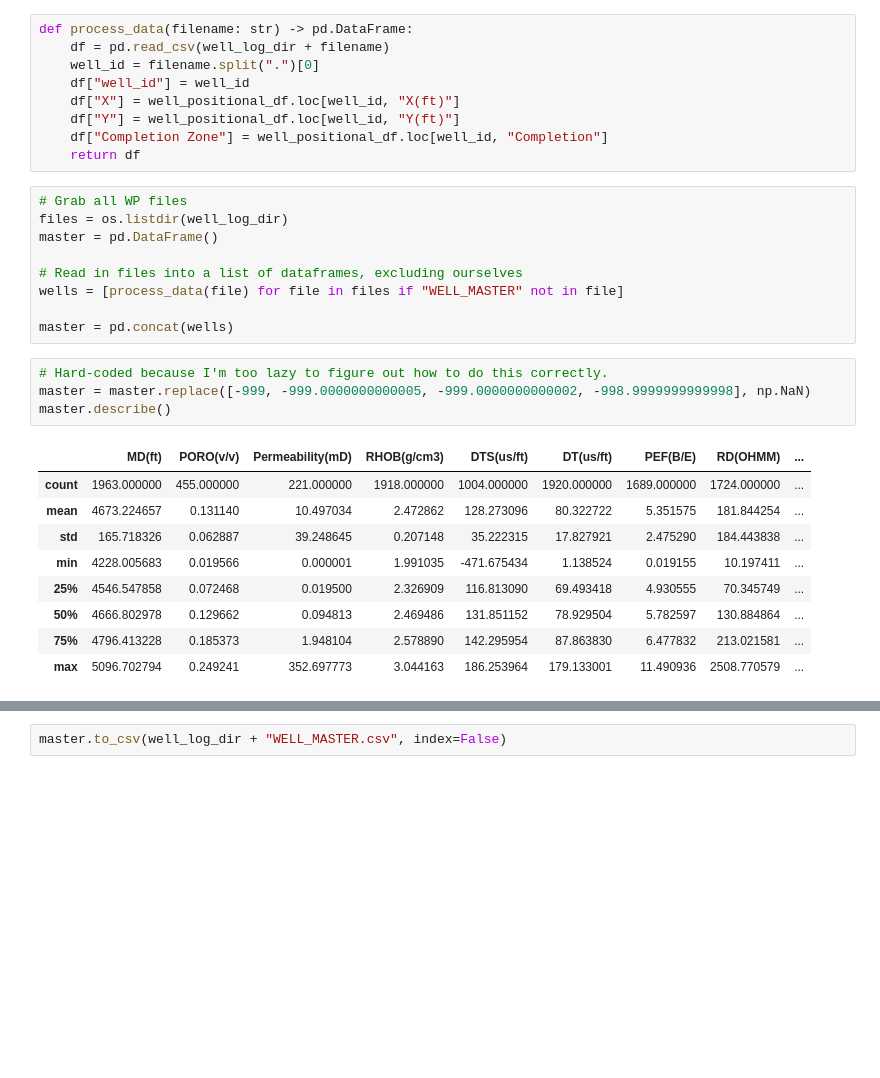
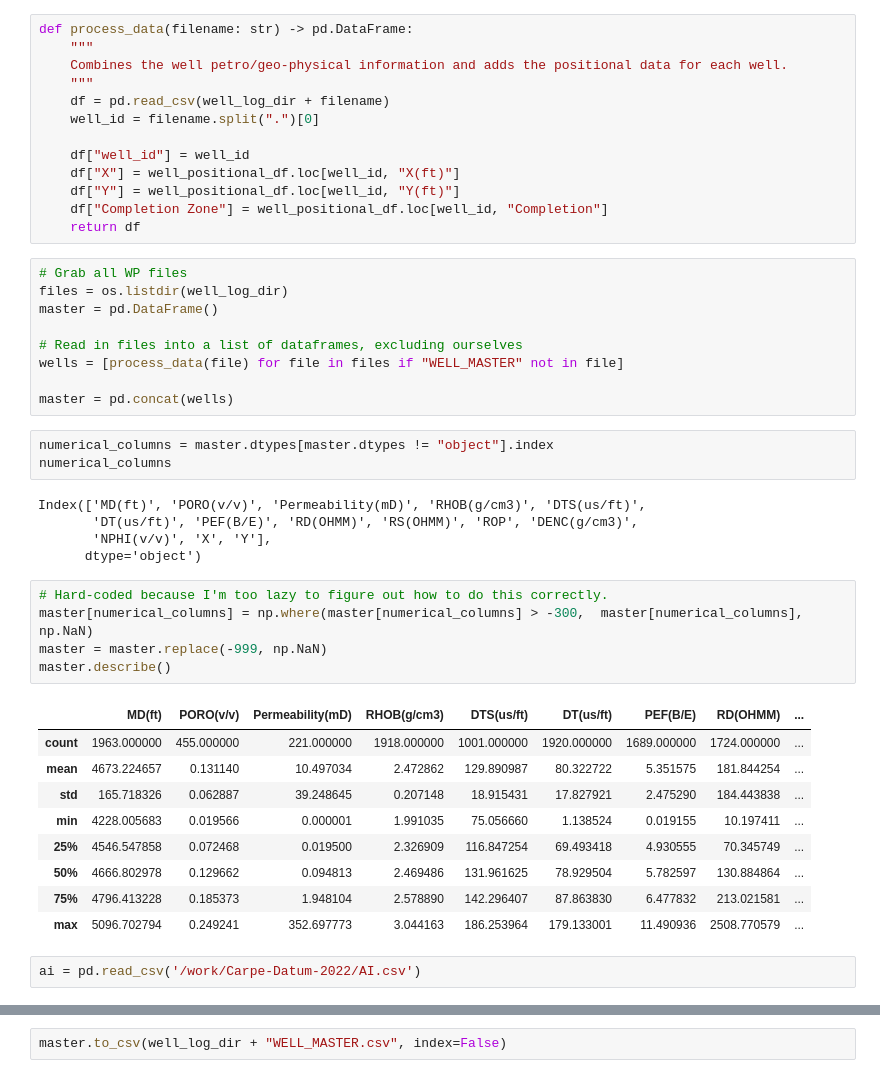
Before and after one commit to PGEHackathon/Carpe-Datum-2022, a Jupyter notebook: EDA_notebooks/Irvin_EDA.ipynb, the cells around one changed output, grey strips where cells are left out. Drawn from its saved outputs; the diff is of its cells as text; blank space fills up the shorter version.

```diff
--- a/EDA_notebooks/Irvin_EDA.ipynb
+++ b/EDA_notebooks/Irvin_EDA.ipynb
@@ -22,8 +22,12 @@ well_log_dir = r"/work/Carpe-Datum-2022/Well_Log/"
 well_positional_df = pd.read_csv("/work/Carpe-Datum-2022/Well_Head_and_Completion.csv").set_index("WELL")
 # %%
 def process_data(filename: str) -> pd.DataFrame:
+    """
+    Combines the well petro/geo-physical information and adds the positional data for each well.
+    """
     df = pd.read_csv(well_log_dir + filename)
     well_id = filename.split(".")[0]
+
     df["well_id"] = well_id
     df["X"] = well_positional_df.loc[well_id, "X(ft)"]
     df["Y"] = well_positional_df.loc[well_id, "Y(ft)"]
@@ -38,17 +42,28 @@ master = pd.DataFrame()
 wells = [process_data(file) for file in files if "WELL_MASTER" not in file]
 
 master = pd.concat(wells)
+# %%
+numerical_columns = master.dtypes[master.dtypes != "object"].index
+numerical_columns
+# %% [output]
+Index(['MD(ft)', 'PORO(v/v)', 'Permeability(mD)', 'RHOB(g/cm3)', 'DTS(us/ft)',
+       'DT(us/ft)', 'PEF(B/E)', 'RD(OHMM)', 'RS(OHMM)', 'ROP', 'DENC(g/cm3)',
+       'NPHI(v/v)', 'X', 'Y'],
+      dtype='object')
 # %%
 # Hard-coded because I'm too lazy to figure out how to do this correctly.
-master = master.replace([-999, -999.0000000000005, -999.0000000000002, -998.9999999999998], np.NaN)
+master[numerical_columns] = np.where(master[numerical_columns] > -300,  master[numerical_columns], np.NaN)
+master = master.replace(-999, np.NaN)
 master.describe()
 # %% [output]
 |  | MD(ft) | PORO(v/v) | Permeability(mD) | RHOB(g/cm3) | DTS(us/ft) | DT(us/ft) | PEF(B/E) | RD(OHMM) | ... |
-| count | 1963.000000 | 455.000000 | 221.000000 | 1918.000000 | 1004.000000 | 1920.000000 | 1689.000000 | 1724.000000 | ... |
-| mean | 4673.224657 | 0.131140 | 10.497034 | 2.472862 | 128.273096 | 80.322722 | 5.351575 | 181.844254 | ... |
-| std | 165.718326 | 0.062887 | 39.248645 | 0.207148 | 35.222315 | 17.827921 | 2.475290 | 184.443838 | ... |
-| min | 4228.005683 | 0.019566 | 0.000001 | 1.991035 | -471.675434 | 1.138524 | 0.019155 | 10.197411 | ... |
-| 25% | 4546.547858 | 0.072468 | 0.019500 | 2.326909 | 116.813090 | 69.493418 | 4.930555 | 70.345749 | ... |
-| 50% | 4666.802978 | 0.129662 | 0.094813 | 2.469486 | 131.851152 | 78.929504 | 5.782597 | 130.884864 | ... |
-| 75% | 4796.413228 | 0.185373 | 1.948104 | 2.578890 | 142.295954 | 87.863830 | 6.477832 | 213.021581 | ... |
+| count | 1963.000000 | 455.000000 | 221.000000 | 1918.000000 | 1001.000000 | 1920.000000 | 1689.000000 | 1724.000000 | ... |
+| mean | 4673.224657 | 0.131140 | 10.497034 | 2.472862 | 129.890987 | 80.322722 | 5.351575 | 181.844254 | ... |
+| std | 165.718326 | 0.062887 | 39.248645 | 0.207148 | 18.915431 | 17.827921 | 2.475290 | 184.443838 | ... |
+| min | 4228.005683 | 0.019566 | 0.000001 | 1.991035 | 75.056660 | 1.138524 | 0.019155 | 10.197411 | ... |
+| 25% | 4546.547858 | 0.072468 | 0.019500 | 2.326909 | 116.847254 | 69.493418 | 4.930555 | 70.345749 | ... |
+| 50% | 4666.802978 | 0.129662 | 0.094813 | 2.469486 | 131.961625 | 78.929504 | 5.782597 | 130.884864 | ... |
+| 75% | 4796.413228 | 0.185373 | 1.948104 | 2.578890 | 142.296407 | 87.863830 | 6.477832 | 213.021581 | ... |
 | max | 5096.702794 | 0.249241 | 352.697773 | 3.044163 | 186.253964 | 179.133001 | 11.490936 | 2508.770579 | ... |
+# %%
+ai = pd.read_csv('/work/Carpe-Datum-2022/AI.csv')
```
Also changed, not shown: parts of 19 cells of this notebook, 9 other files.
